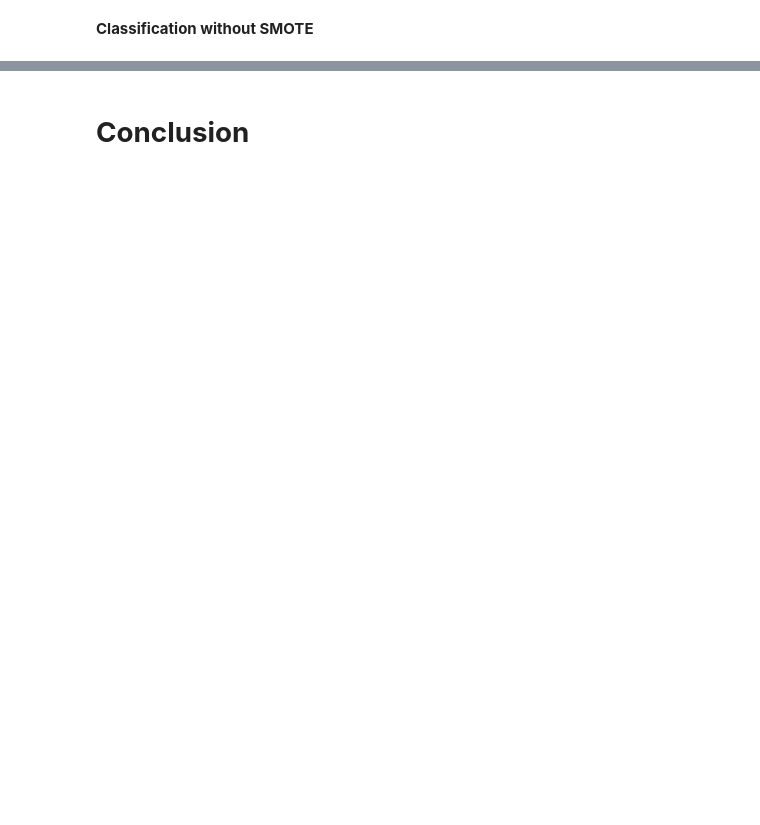
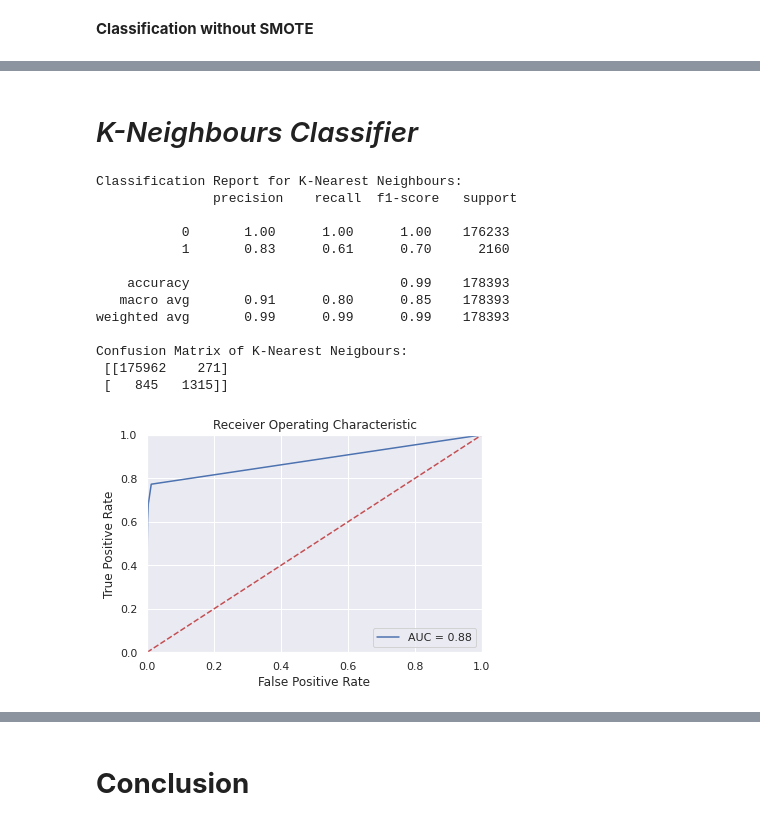
Before and after one commit to Foutse/Fraud-detection, a Jupyter notebook: Fraud_detection.ipynb, the cells around one changed output, grey strips where cells are left out. Cells and saved outputs as stored; diff of their text form; code cells hidden in the pictures; blank space fills up the shorter version.

```diff
--- a/Fraud_detection.ipynb
+++ b/Fraud_detection.ipynb
@@ -458,2 +519,7 @@ Confusion Matrix of XGBoost:
 # %% [markdown]
 **Classification without SMOTE**
+# %%
+X = data_reduced.drop(['fraud'],axis=1)
+y = data['fraud']
+print(X.head(),"\n")
+print(y.head())
@@ -459,0 +540,32 @@ Confusion Matrix of XGBoost:
+# %%
+# I won't do cross validation since we have a lot of instances
+X_train, X_test, y_train, y_test = train_test_split(X,y,test_size=0.3,random_state=42,shuffle=True,stratify=y)
+# %% [markdown]
+# *K-Neighbours Classifier*
+# %%
+# %% K-ello Neigbors
+
+knn = KNeighborsClassifier(n_neighbors=5,p=1)
+
+knn.fit(X_train,y_train)
+y_pred = knn.predict(X_test)
+
+
+print("Classification Report for K-Nearest Neighbours: \n", classification_report(y_test, y_pred))
+print("Confusion Matrix of K-Nearest Neigbours: \n", confusion_matrix(y_test,y_pred))
+plot_roc_auc(y_test, knn.predict_proba(X_test)[:,1])
+# %% [output]
+Classification Report for K-Nearest Neighbours:
+               precision    recall  f1-score   support
+
+           0       1.00      1.00      1.00    176233
+           1       0.83      0.61      0.70      2160
+
+    accuracy                           0.99    178393
+   macro avg       0.91      0.80      0.85    178393
+weighted avg       0.99      0.99      0.99    178393
+
+Confusion Matrix of K-Nearest Neigbours:
+ [[175962    271]
+ [   845   1315]]
+[figure, added]
```
Also changed, not shown: parts of 22 cells of this notebook.
